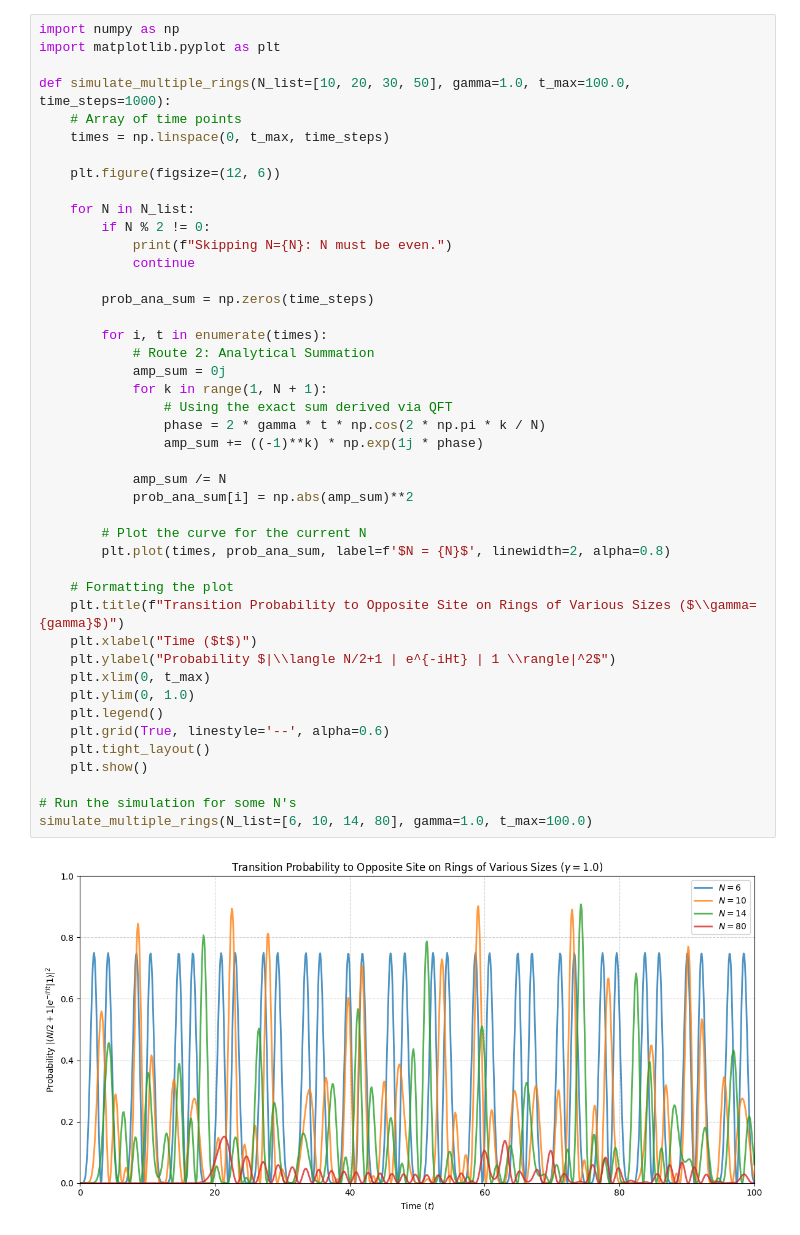
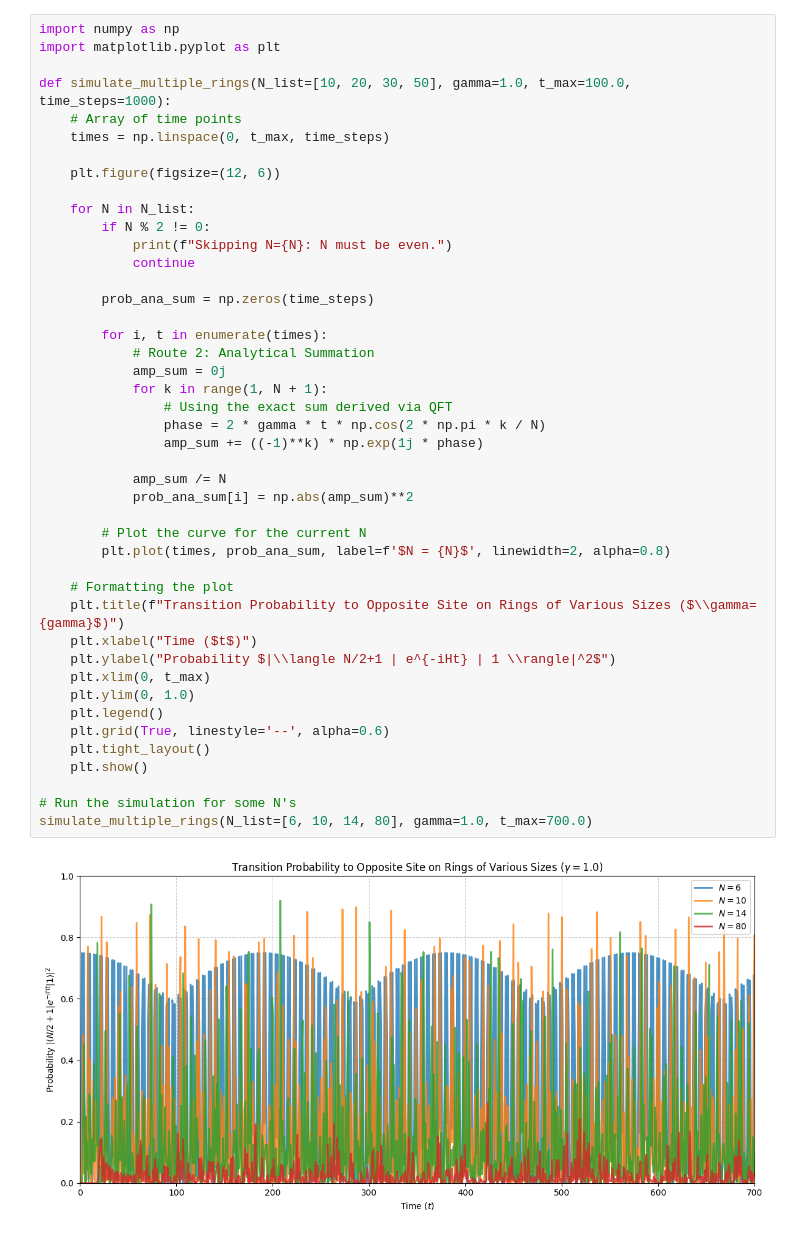
Before and after one commit to Carini108/thesis_PBC, a Jupyter notebook: Desktop/tesi_PBC/thesisPBC.ipynb, the cells around one changed output. Drawn from its saved outputs; the diff is of its cells as text.

```diff
--- a/Desktop/tesi_PBC/thesisPBC.ipynb
+++ b/Desktop/tesi_PBC/thesisPBC.ipynb
@@ -97,35 +109,35 @@ def simulate_multiple_rings(N_list=[10, 20, 30, 50], gamma=1.0, t_max=100.0, tim
 
         prob_ana_sum = np.zeros(time_steps)
 
         for i, t in enumerate(times):
             # Route 2: Analytical Summation
             amp_sum = 0j
             for k in range(1, N + 1):
                 # Using the exact sum derived via QFT
                 phase = 2 * gamma * t * np.cos(2 * np.pi * k / N)
                 amp_sum += ((-1)**k) * np.exp(1j * phase)
 
             amp_sum /= N
             prob_ana_sum[i] = np.abs(amp_sum)**2
 
         # Plot the curve for the current N
         plt.plot(times, prob_ana_sum, label=f'$N = {N}$', linewidth=2, alpha=0.8)
 
     # Formatting the plot
     plt.title(f"Transition Probability to Opposite Site on Rings of Various Sizes ($\\gamma={gamma}$)")
     plt.xlabel("Time ($t$)")
     plt.ylabel("Probability $|\\langle N/2+1 | e^{-iHt} | 1 \\rangle|^2$")
     plt.xlim(0, t_max)
     plt.ylim(0, 1.0)
     plt.legend()
     plt.grid(True, linestyle='--', alpha=0.6)
     plt.tight_layout()
     plt.show()
 
 # Run the simulation for some N's
-simulate_multiple_rings(N_list=[6, 10, 14, 80], gamma=1.0, t_max=100.0)
+simulate_multiple_rings(N_list=[6, 10, 14, 80], gamma=1.0, t_max=700.0)
 # %% [output]
-[figure, old version]
+[figure, new version]
 # %%
 import numpy as np
 import matplotlib.pyplot as plt
```
Also changed, not shown: parts of 4 cells of this notebook.
